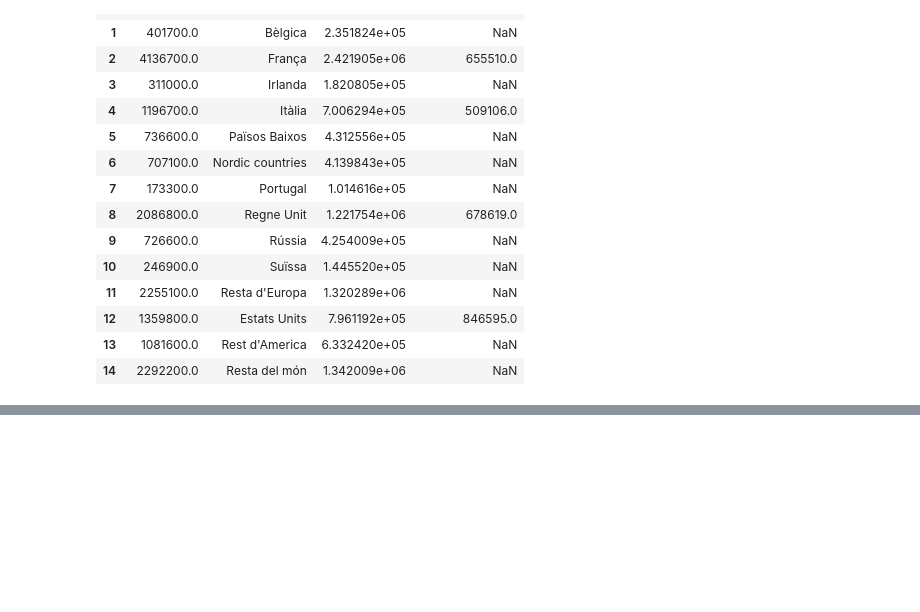
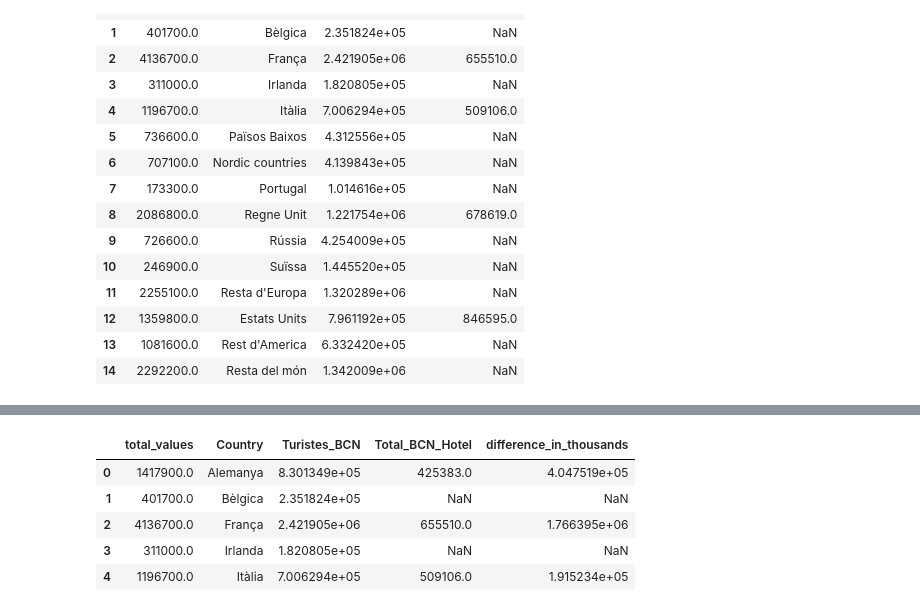
Before and after one commit to FHnt97/Project-Week-2-Barcelona, a Jupyter notebook: your-project/Query 2018.ipynb, the cells around one changed output, grey strips where cells are left out. Saved outputs shown, nothing was run; the diff lists cells and outputs as text; code cells hidden in the pictures; blank space fills up the shorter version.

```diff
--- a/your-project/Query 2018.ipynb
+++ b/your-project/Query 2018.ipynb
@@ -230,0 +228,10 @@ join_2018.to_csv("./final_difference_2018.csv")
+# %%
+join_2018 = pd.read_csv("./final_difference_2018.csv", index_col=0)
+join_2018.head()
+# %% [output]
+|  | total_values | Country | Turistes_BCN | Total_BCN_Hotel | difference_in_thousands |
+| 0 | 1417900.0 | Alemanya | 8.301349e+05 | 425383.0 | 4.047519e+05 |
+| 1 | 401700.0 | Bèlgica | 2.351824e+05 | NaN | NaN |
+| 2 | 4136700.0 | França | 2.421905e+06 | 655510.0 | 1.766395e+06 |
+| 3 | 311000.0 | Irlanda | 1.820805e+05 | NaN | NaN |
+| 4 | 1196700.0 | Itàlia | 7.006294e+05 | 509106.0 | 1.915234e+05 |
```
Also changed, not shown: parts of 5 cells of this notebook, 9 other files.
